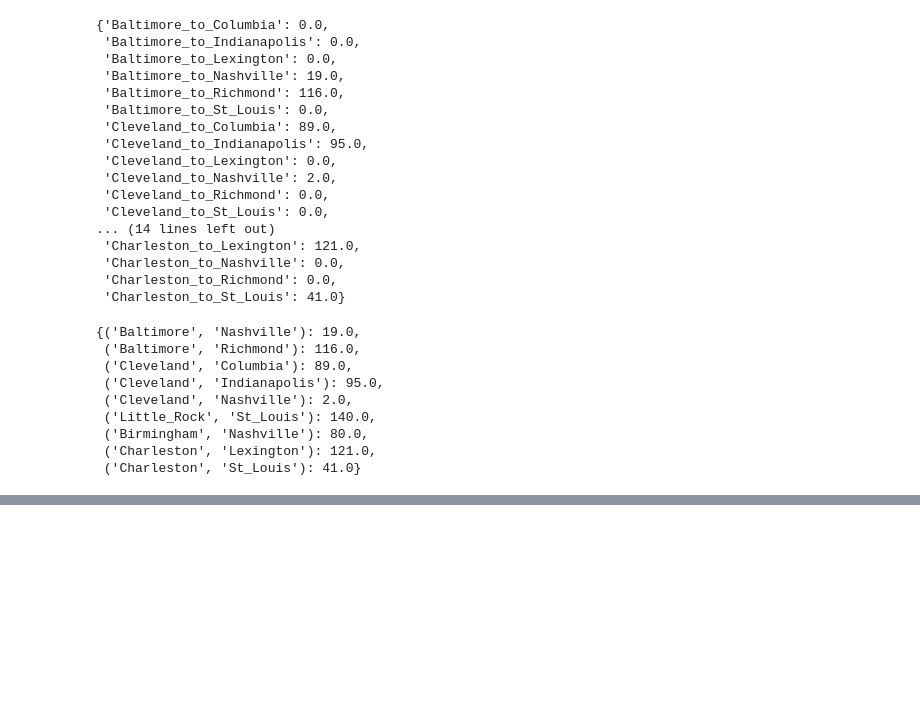
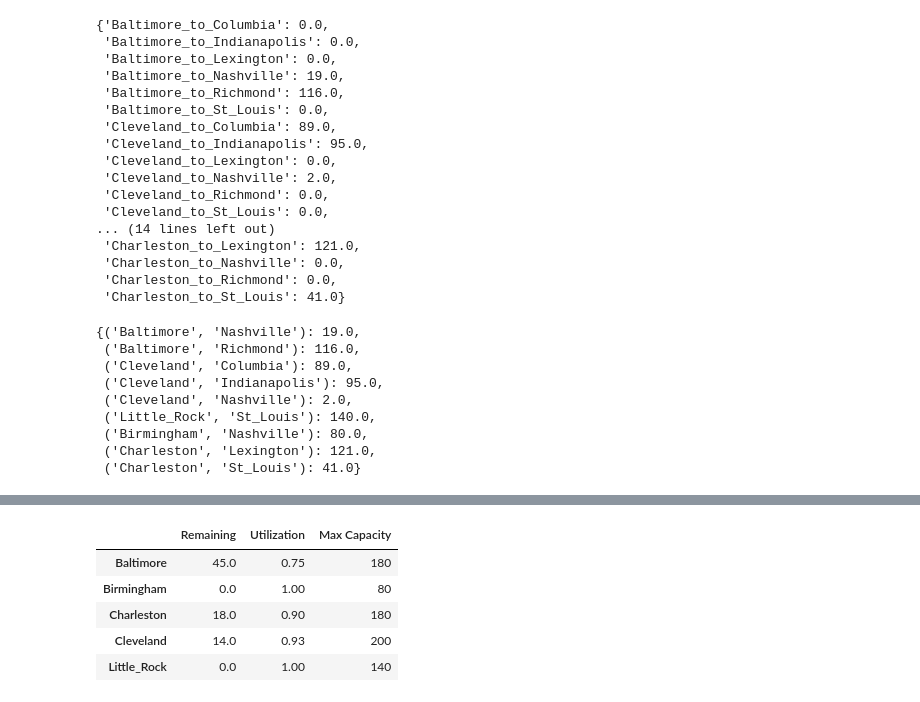
Before and after one commit to indrajitsg/operations_research, a Jupyter notebook: gurobi_opt_101/gurobi_modeling1.ipynb, the cells around one changed output, grey strips where cells are left out. Cells and saved outputs as stored; diff of their text form; code cells hidden in the pictures; blank space fills up the shorter version.

```diff
--- a/gurobi_opt_101/gurobi_modeling1.ipynb
+++ b/gurobi_opt_101/gurobi_modeling1.ipynb
@@ -293,0 +512,9 @@ xvals
+# %%
+ship_out_df.head(10)
+# %% [output]
+|  | Remaining | Utilization | Max Capacity |
+| Baltimore | 45.0 | 0.75 | 180 |
+| Birmingham | 0.0 | 1.00 | 80 |
+| Charleston | 18.0 | 0.90 | 180 |
+| Cleveland | 14.0 | 0.93 | 200 |
+| Little_Rock | 0.0 | 1.00 | 140 |
```
Also changed, not shown: parts of 34 cells of this notebook, 2 other files.
